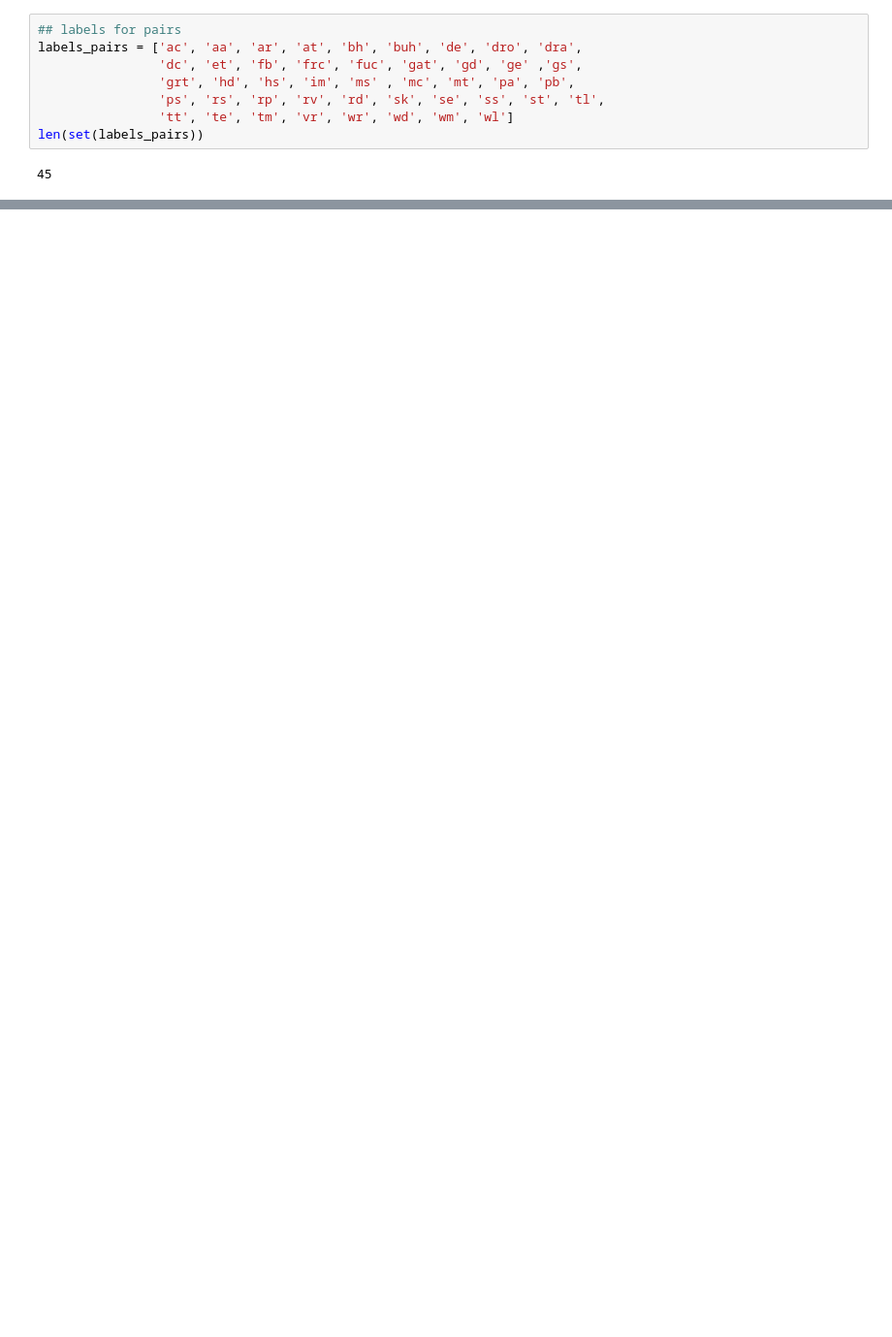
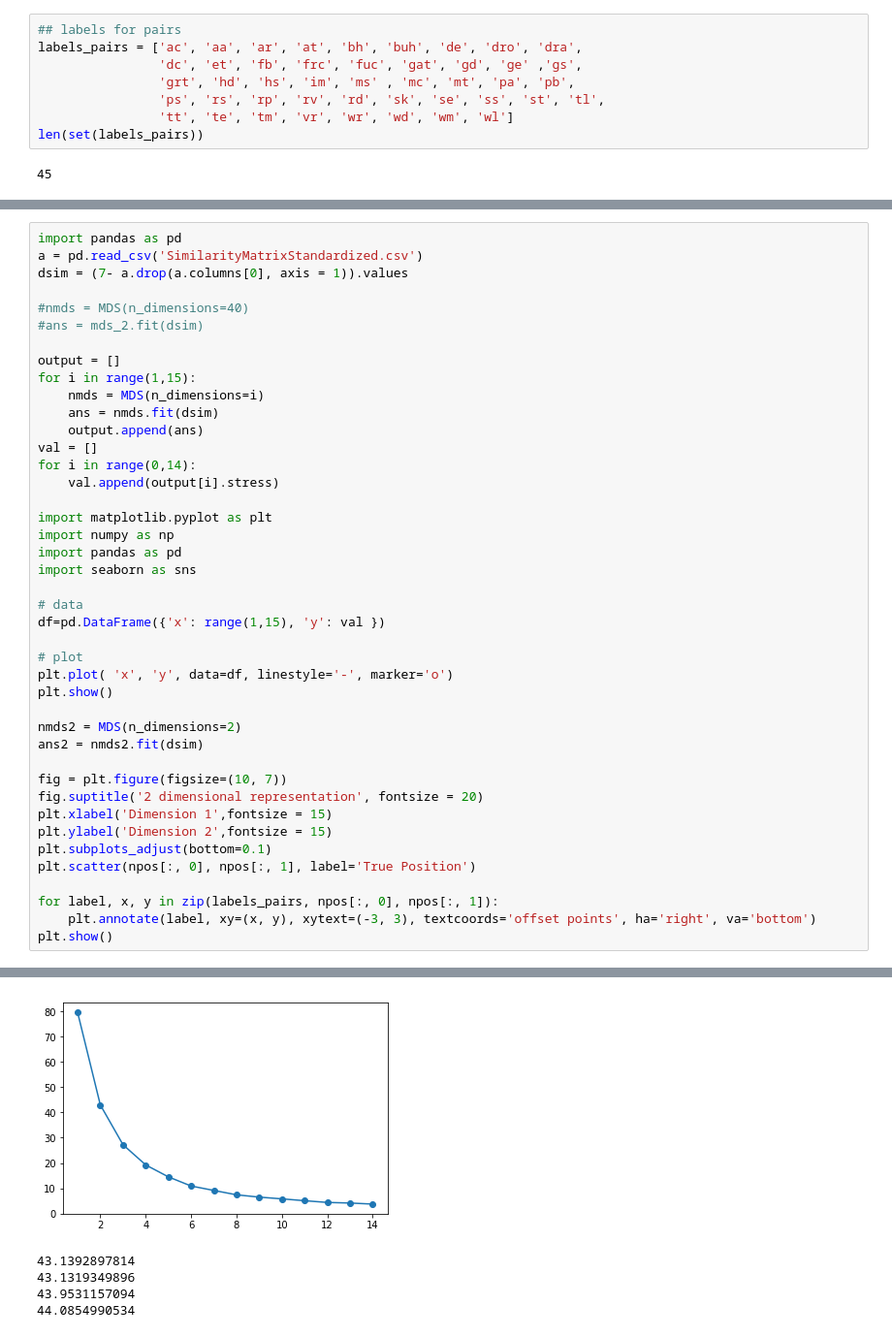
Before and after one commit to Ishitagangal/CCMProject, a Jupyter notebook: Non-metric MDS.ipynb, the cells around one changed output, grey strips where cells are left out. Shown at 97% size. Drawn from its saved outputs; the diff is of its cells as text; blank space fills up the shorter version.

Commit message:
NMDS algo from Wickelmaier 2003-updated with embedding plot

```diff
--- a/Non-metric MDS.ipynb
+++ b/Non-metric MDS.ipynb
@@ -330,0 +331,43 @@ plt.show()
+# %%
+import pandas as pd
+a = pd.read_csv('SimilarityMatrixStandardized.csv')
+dsim = (7- a.drop(a.columns[0], axis = 1)).values
+
+#nmds = MDS(n_dimensions=40)
+#ans = mds_2.fit(dsim)
+
+output = []
+for i in range(1,15):
+    nmds = MDS(n_dimensions=i)
+    ans = nmds.fit(dsim)
+    output.append(ans)
+val = []
+for i in range(0,14):
+    val.append(output[i].stress)
+
+import matplotlib.pyplot as plt
+import numpy as np
+import pandas as pd
+import seaborn as sns
+
+# data
+df=pd.DataFrame({'x': range(1,15), 'y': val })
+
+# plot
+plt.plot( 'x', 'y', data=df, linestyle='-', marker='o')
+plt.show()
+
+nmds2 = MDS(n_dimensions=2)
+ans2 = nmds2.fit(dsim)
+
+fig = plt.figure(figsize=(10, 7))
+fig.suptitle('2 dimensional representation', fontsize = 20)
+plt.xlabel('Dimension 1',fontsize = 15)
+plt.ylabel('Dimension 2',fontsize = 15)
+plt.subplots_adjust(bottom=0.1)
+plt.scatter(npos[:, 0], npos[:, 1], label='True Position')
+
+for label, x, y in zip(labels_pairs, npos[:, 0], npos[:, 1]):
+    plt.annotate(label, xy=(x, y), xytext=(-3, 3), textcoords='offset points', ha='right', va='bottom')
+plt.show()
+# %% [output]
@@ -330,0 +391,5 @@ plt.show()
+[figure, added]
+43.1392897814
+43.1319349896
+43.9531157094
+44.0854990534
```
Also changed, not shown: parts of 6 cells of this notebook.
